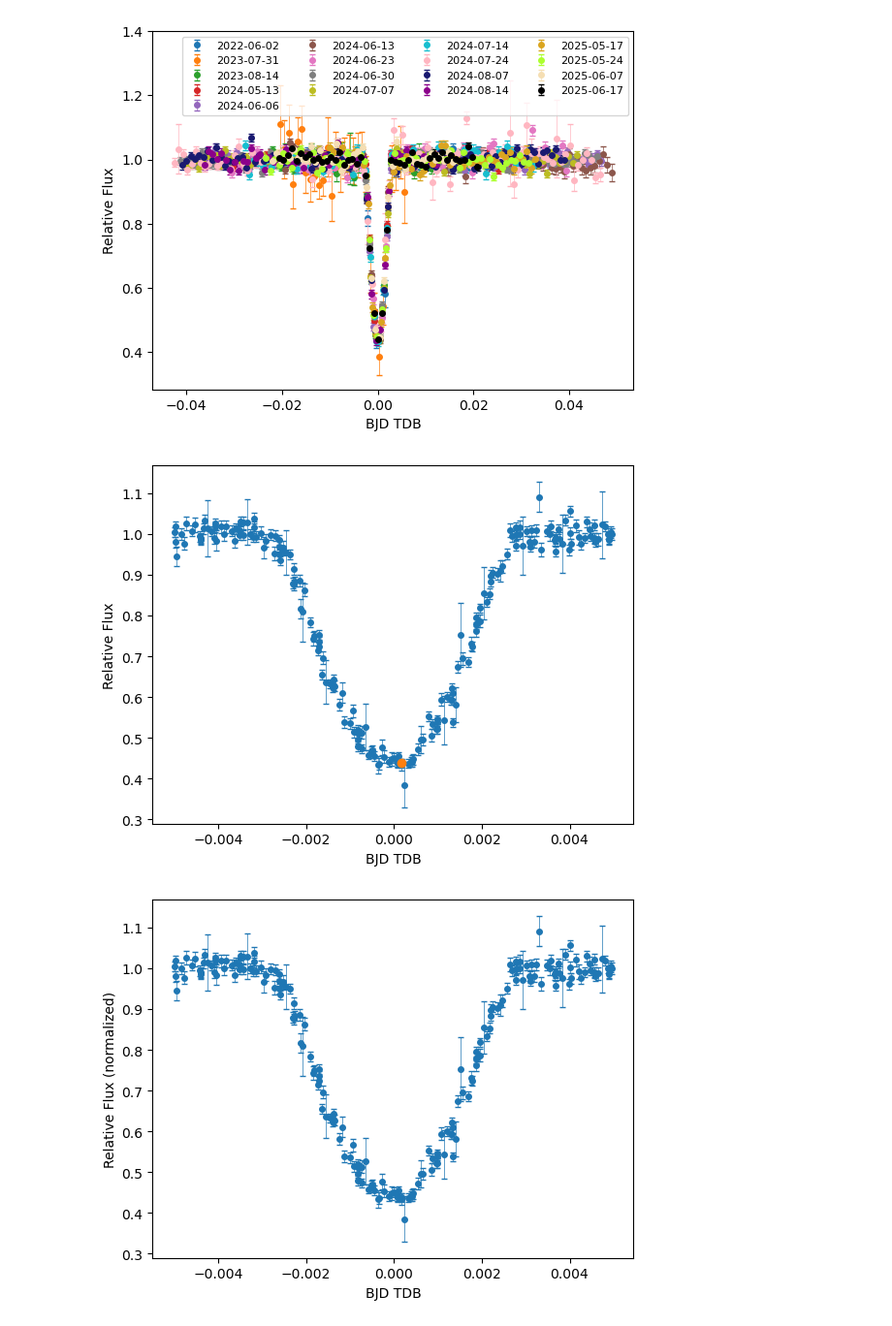
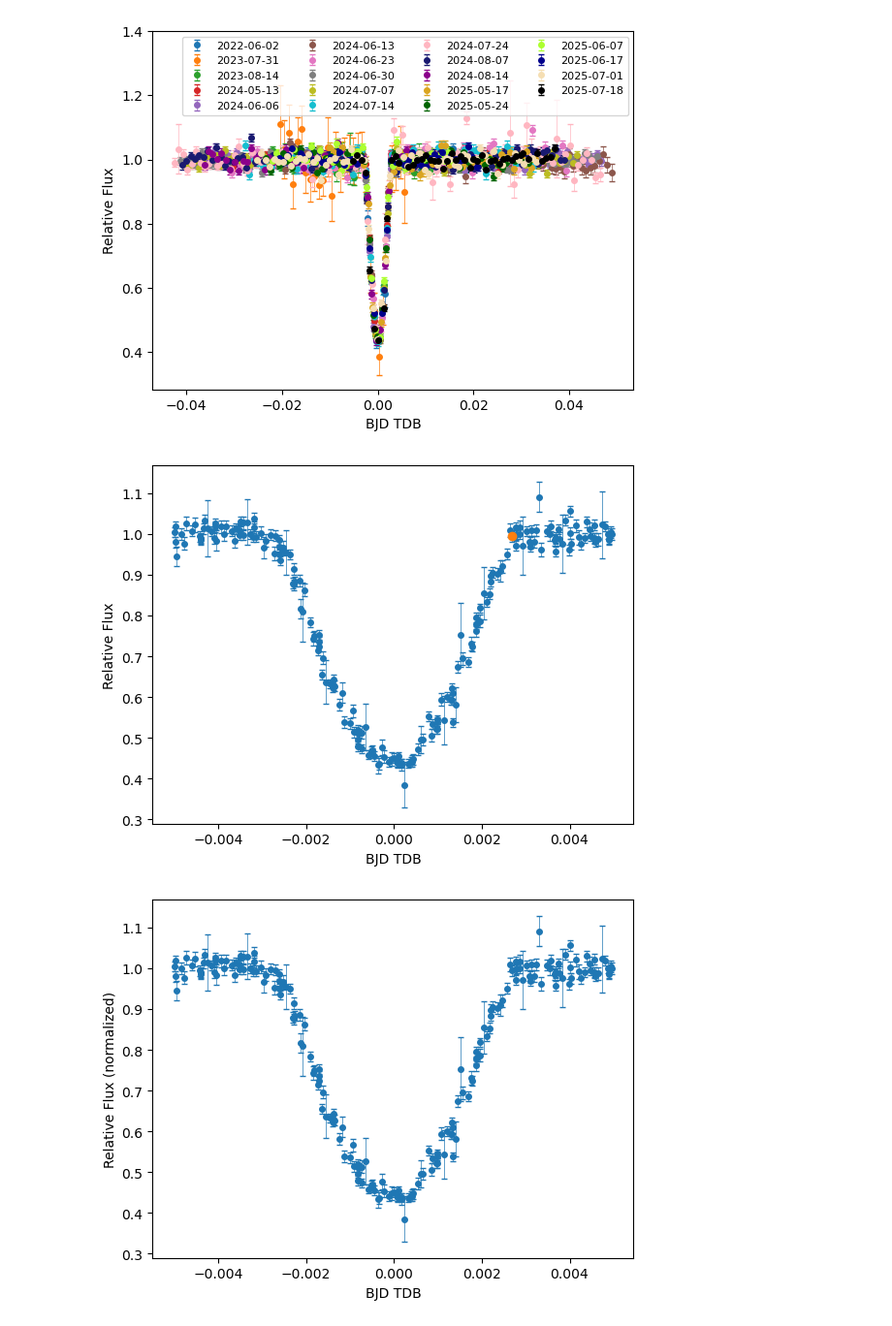
Before and after one commit to eligd/wd-1856-534b, a Jupyter notebook: fit_lightcurves/fit_combined_lightcurve.ipynb, the cells around one changed output. Shown at 97% size. Drawn from its saved outputs; the diff is of its cells as text; code cells hidden in the pictures.

```diff
--- a/fit_lightcurves/fit_combined_lightcurve.ipynb
+++ b/fit_lightcurves/fit_combined_lightcurve.ipynb
@@ -13,13 +13,14 @@ import multiprocessing
 
 import model_transits
 # %%
-data_arr = np.load('/Users/eligendreaudistler/Desktop/wd-1856-534b/arrays/data_arr.npy', allow_pickle=True)[1:]
+data_arr = np.load('/Users/eligendreaudistler/Desktop/Berkeley_S26/wd-1856-534b/arrays/data_arr.npy', allow_pickle=True)[1:]
 
+# exclude 4/1/22 transit (different filter)
 dates = ['2022-06-02', '2023-07-31', '2023-08-14', '2024-05-13',
          '2024-06-06', '2024-06-13', '2024-06-23', '2024-06-30', '2024-07-07',
          '2024-07-14', '2024-07-24', '2024-08-07', '2024-08-14', '2025-05-17',
          '2025-05-24', '2025-06-07', '2025-06-17', '2025-07-01', '2025-07-18']
-base_dir = '/Users/eligendreaudistler/Desktop/wd-1856-534b/arrays'
+base_dir = '/Users/eligendreaudistler/Desktop/Berkeley_S26/wd-1856-534b/arrays'
 
 for i, date in enumerate(dates):
     theta_mcmc = np.load('../arrays/theta_mcmc_{}.npy'.format(date))
@@ -27,22 +28,22 @@ for i, date in enumerate(dates):
 # %%
 # plot raw data
 %matplotlib inline
 
 colors = ['tab:blue', 'tab:orange', 'tab:green', 'tab:red', 'tab:purple',
           'tab:brown', 'tab:pink', 'tab:gray', 'tab:olive', 'tab:cyan',
           'lightpink', 'midnightblue', 'darkmagenta', 'goldenrod',
-          'greenyellow', 'wheat', 'black']
+          'darkgreen', 'greenyellow', 'darkblue', 'wheat', 'black']
 
 for i, color in enumerate(colors):
     plt.errorbar(data_arr[i]['BJD_TDB'], data_arr[i]['rel_flux_T1_normalized'], linestyle='none', marker='o',
                 markersize=4, yerr=data_arr[i]['rel_flux_err_T1_normalized'], elinewidth=0.5, capsize=2, color=color, label=dates[i])
 plt.xlabel("BJD TDB")
 plt.ylabel("Relative Flux")
 plt.ylim(top=1.4)
 
 plt.legend(loc='upper right', ncol=4, fontsize=8);
 # %% [output]
-[figure, old version]
+[figure, new version]
 # %%
 bjd_tdb = []
 rel_flux = []
@@ -83,15 +84,15 @@ rel_flux_err = rel_flux_err[mask]
 # %%
 # plot raw data
 %matplotlib inline
-#plt.plot(rel_flux)
-i = 105
+
+i = 155
 plt.errorbar(bjd_tdb, rel_flux, linestyle='none', marker='o',
              markersize=4, yerr=rel_flux_err, elinewidth=0.5, capsize=2)
 plt.plot(bjd_tdb[i], rel_flux[i], 'o', markersize=6, zorder=3)
 plt.xlabel("BJD TDB")
 plt.ylabel("Relative Flux");
 # %% [output]
-[figure, old version]
+[figure, new version]
 # %%
 # number of first and last normal data points before/after transit
 # and data point closest to midpoint of transit
```
Also changed, not shown: parts of 11 cells of this notebook, 5 other files.
